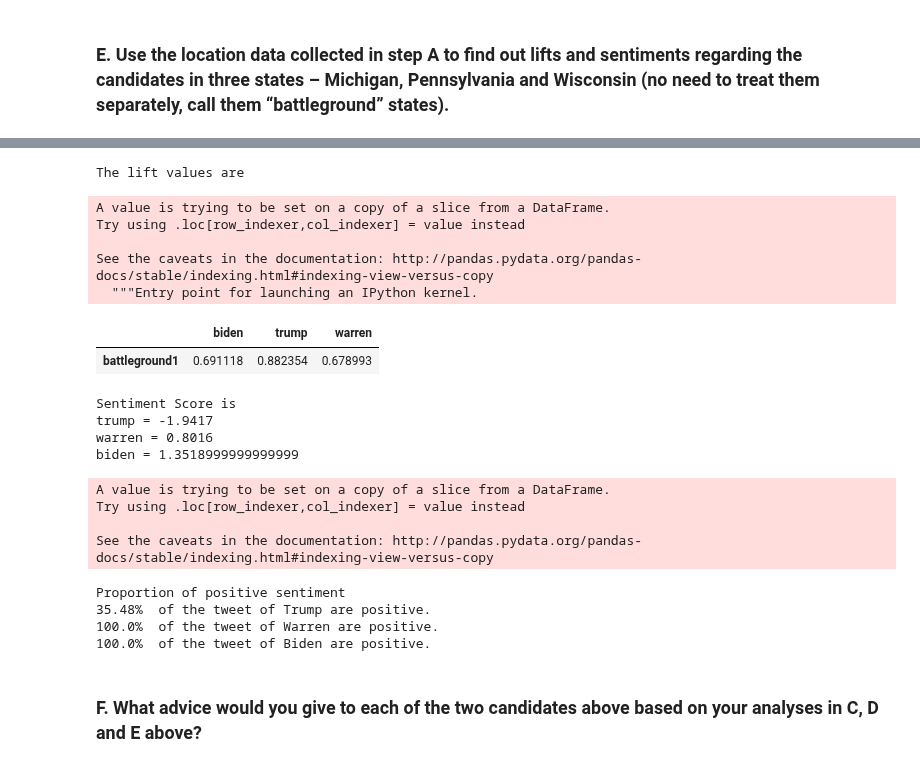
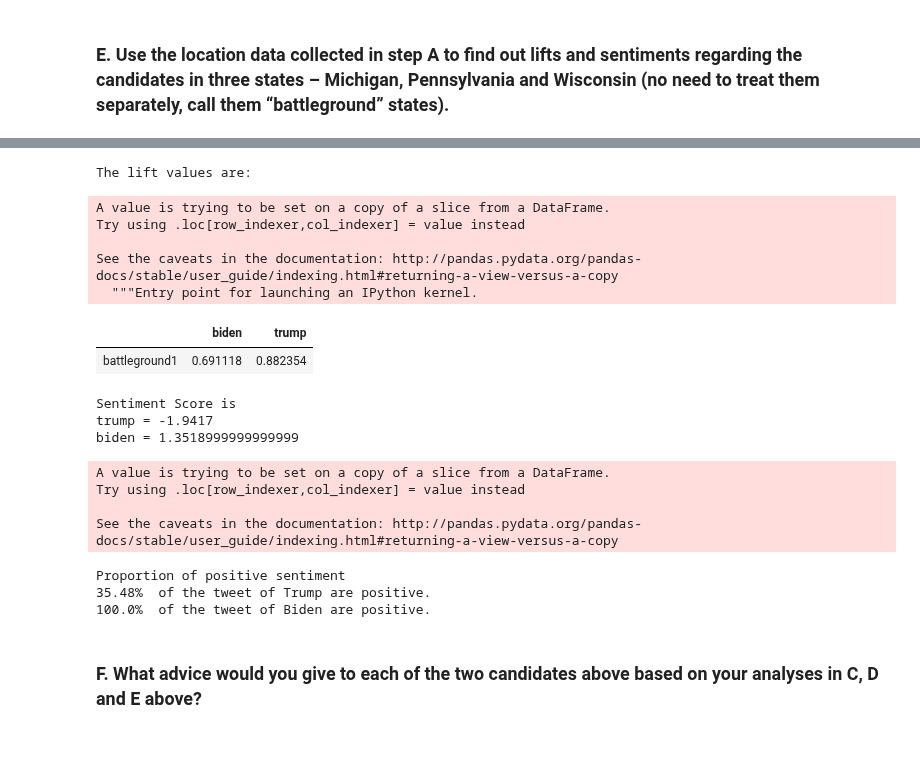
Before and after one commit to abhi-vik/ugc-analytics, a Jupyter notebook: assignments/second/assignment-2.ipynb, the cells around one changed output, grey strips where cells are left out. Saved outputs shown, nothing was run; the diff lists cells and outputs as text; code cells hidden in the pictures.

```diff
--- a/assignments/second/assignment-2.ipynb
+++ b/assignments/second/assignment-2.ipynb
@@ -159,9 +152,8 @@ wordCount(df)[:50]
 #### NOTES
 - mike, pence --> running mate of Trump
 - kag --> keep america great
+# %%
+key_issues = ['economy', 'recession', 'russia', 'war']
+candidates = ['trump', 'biden']
 # %% [markdown]
 ### C. Perform lift and sentiment analysis on a candidate and an issue. To isolate a candidate and an issue, you have to write a parser that selects tweets that mention a candidate, takes a window around an issue, and chops off everything else, as shown in class.
-# %%
-key_issues = ["economy", "recession", "russia", "war", "fake"]
-key_issues_df = pd.DataFrame(columns=key_issues)
-print(key_issues_df)
@@ -347,13 +223,14 @@ lift_matrix
 # %%
+lift_matrix = do_lift(candidates + key_issues)
+display(lift_matrix)
 # no nans
-lift_matrix = lift_matrix + 0.5
 lift_matrix.replace(np.nan, 0, inplace=True)
+lift_matrix = lift_matrix + 0.2
+lift_matrix = lift_matrix / 10
 # MDS Plot
 seed = np.random.RandomState(seed=3)
 mds = manifold.MDS(n_components=2, max_iter=3000, eps=1e-9,
       random_state=seed, dissimilarity="euclidean", n_jobs=1)
 results = mds.fit(lift_matrix)
 coords = results.embedding_
-
-lift_matrix
 # %% [output]
@@ -430,37 +306,37 @@ See the caveats in the documentation: http://pandas.pydata.org/pandas-docs/stabl
 # %%
 df_cleanlocation['Combined'] = df_cleanlocation['Split Tweet'] + df_cleanlocation['Split User Location']
 from itertools import combinations, product
 # Calculation of lift scores
 def do_lift(x, y=None):
     l1, l2 = sorted(x), sorted(y or [])
     bools = pd.DataFrame()
     for e in l1 + l2:
         bools[e] = df_cleanlocation['Combined'].map(lambda words: e in words)
 
     def do(df, a, b):
         count_a_int_b = np.logical_and(df[a], df[b]).values.sum()
         count_a_mult_count_b = df[a].values.sum() * df[b].values.sum()
         return len(df.index) * count_a_int_b / count_a_mult_count_b
 
     result_df = pd.DataFrame(index=l1, columns=(l2 or l1))
     for a, b in (combinations(l1, 2) if y==None else product(l1, l2)):
         val = do(bools, a, b)
         result_df.at[a, b] = val
         if y==None:
             result_df.at[b, a] = val
 
     return result_df
-print('The lift values are')
-do_lift(['battleground1'], ['trump', 'warren', 'biden'])
+print('The lift values are: ')
+do_lift(['battleground1'], ['trump', 'biden'])
 # %% [output]
-The lift values are
+The lift values are:
 A value is trying to be set on a copy of a slice from a DataFrame.
 Try using .loc[row_indexer,col_indexer] = value instead
 
-See the caveats in the documentation: http://pandas.pydata.org/pandas-docs/stable/indexing.html#indexing-view-versus-copy
+See the caveats in the documentation: http://pandas.pydata.org/pandas-docs/stable/user_guide/indexing.html#returning-a-view-versus-a-copy
   """Entry point for launching an IPython kernel.
-|  | biden | trump | warren |
-| battleground1 | 0.691118 | 0.882354 | 0.678993 |
+|  | biden | trump |
+| battleground1 | 0.691118 | 0.882354 |
 # %%
 from vaderSentiment.vaderSentiment import SentimentIntensityAnalyzer
 analyser = SentimentIntensityAnalyzer()
@@ -472,34 +348,27 @@ def sentiment_analyzer_scores(sentence):
 df_battle['Score'] = df_battle['Tweet'].map(lambda x: sentiment_analyzer_scores(x))
 
 trump = 0
-warren = 0
 biden = 0
 trump_list = []
-warren_list = []
 biden_list = []
 for _,Info in df_battle.iterrows():
     if 'trump' in Info['Split Tweet']:
         trump += Info['Score']
         trump_list.append(Info['Score'])
-    if 'warren' in Info['Split Tweet']:
-        warren += Info['Score']
-        warren_list.append(Info['Score'])
     if 'biden' in Info['Split Tweet']:
         biden += Info['Score']
         biden_list.append(Info['Score'])
 print('Sentiment Score is')
 print('trump = '+str(trump))
-print('warren = '+str(warren))
 print('biden = '+str(biden))
 # %% [output]
 Sentiment Score is
 trump = -1.9417
-warren = 0.8016
 biden = 1.3518999999999999
 A value is trying to be set on a copy of a slice from a DataFrame.
 Try using .loc[row_indexer,col_indexer] = value instead
 
-See the caveats in the documentation: http://pandas.pydata.org/pandas-docs/stable/indexing.html#indexing-view-versus-copy
+See the caveats in the documentation: http://pandas.pydata.org/pandas-docs/stable/user_guide/indexing.html#returning-a-view-versus-a-copy
 # %%
 def get_proportion(ls):
     positive = 0
@@ -510,12 +379,10 @@ def get_proportion(ls):
 
 print('Proportion of positive sentiment')
 print('%s  of the tweet of Trump are positive.' %(str(round(get_proportion(trump_list),2))+'%'))
-print('%s  of the tweet of Warren are positive.' %(str(round(get_proportion(warren_list),2))+'%'))
 print('%s  of the tweet of Biden are positive.' %(str(round(get_proportion(biden_list),2))+'%'))
 # %% [output]
 Proportion of positive sentiment
 35.48%  of the tweet of Trump are positive.
-100.0%  of the tweet of Warren are positive.
 100.0%  of the tweet of Biden are positive.
 # %% [markdown]
 ### F.   What advice would you give to each of the two candidates above based on your analyses in C, D and E above?
```
Also changed, not shown: parts of 15 cells of this notebook.
